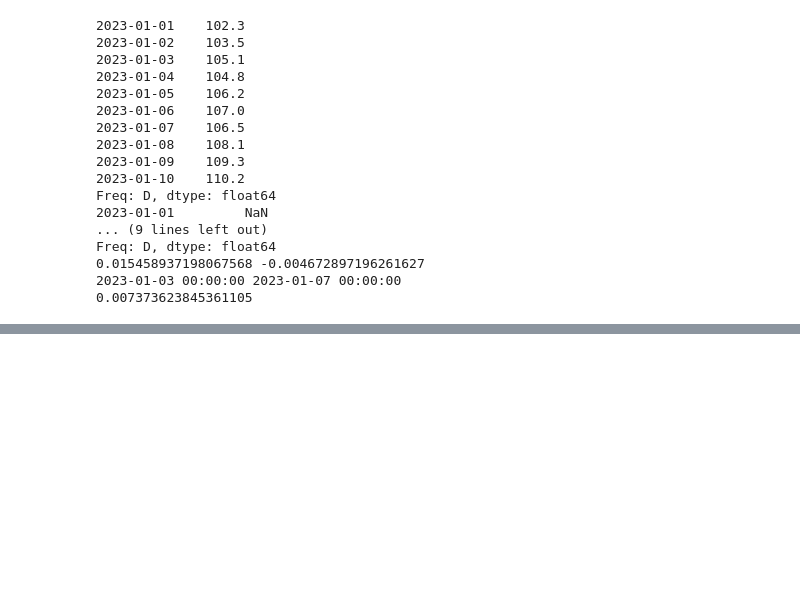
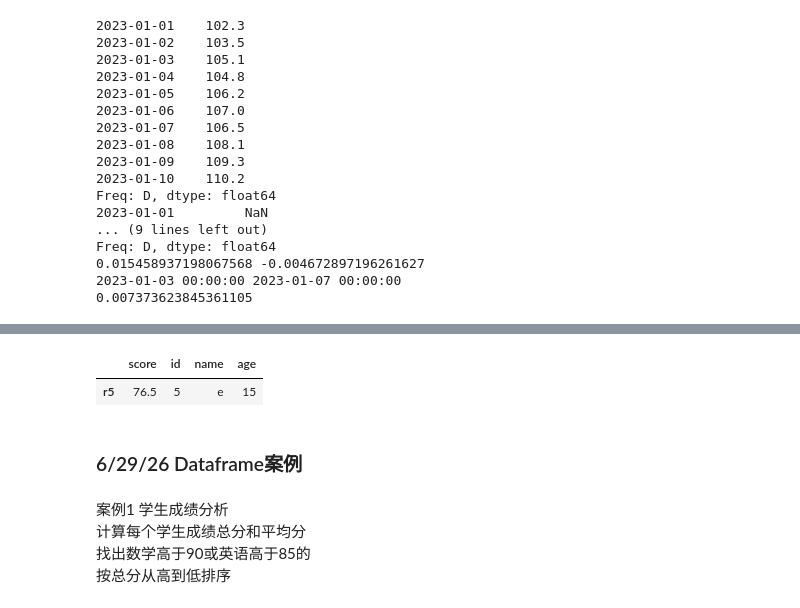
Before and after one commit to sakuyall/Py_analyst, a Jupyter notebook: prj_02pandas库.ipynb, the cells around one changed output, grey strips where cells are left out. Saved outputs shown, nothing was run; the diff lists cells and outputs as text; code cells hidden in the pictures; blank space fills up the shorter version.

```diff
--- a/prj_02pandas库.ipynb
+++ b/prj_02pandas库.ipynb
@@ -292,0 +467,17 @@ Freq: D, dtype: float64
+# %%
+# 切片
+df1[df1.score > 70]
+df1[ (df1['score'] > 70) & (df1['id'] > 3)]
+
+# 随机抽样
+df1.sample(1)
+# %% [output]
+|  | score | id | name | age |
+| r5 | 76.5 | 5 | e | 15 |
+# %% [markdown]
+### 6/29/26 Dataframe案例
+# %% [markdown]
+案例1 学生成绩分析\
+计算每个学生成绩总分和平均分\
+找出数学高于90或英语高于85的\
+按总分从高到低排序
```
Also changed, not shown: parts of 17 cells of this notebook.
